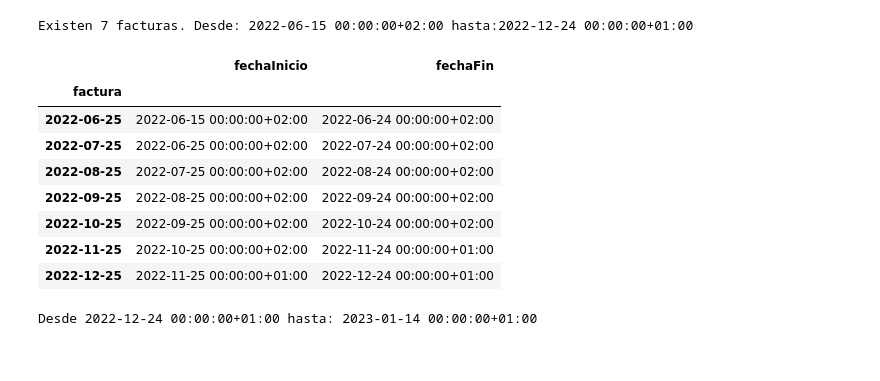
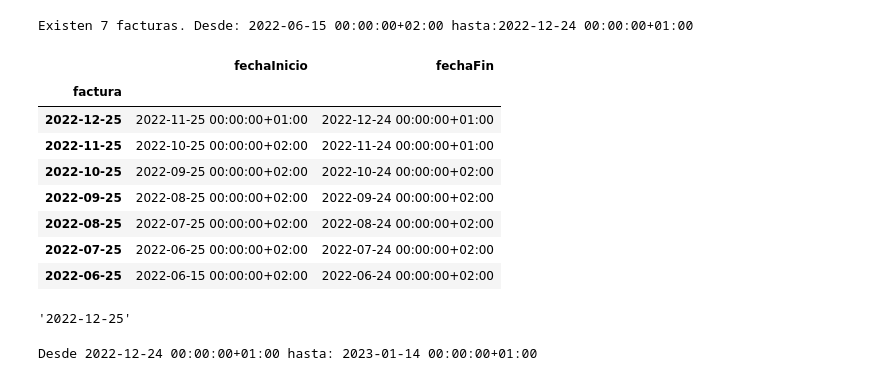
Before and after one commit to nachoplus/kwhmeter_utils, a Jupyter notebook: jupyter/pruebas.ipynb, the cells around one changed output. Saved outputs shown, nothing was run; the diff lists cells and outputs as text; code cells hidden in the pictures.

```diff
--- a/jupyter/pruebas.ipynb
+++ b/jupyter/pruebas.ipynb
@@ -5,21 +6,25 @@ import pandas as pd
 from datetime import datetime,timedelta
 logging.basicConfig(level=logging.DEBUG)
 # %%
-domicilio=ku.suministro('alarcon')
+domicilio=kwm.suministro('alarcon')
 # %% [output]
 Existen 7 facturas. Desde: 2022-06-15 00:00:00+02:00 hasta:2022-12-24 00:00:00+01:00
 # %%
-periodos_facturacion=domicilio.periodos_facturacion()
+periodos_facturacion=domicilio.facturas()
 periodos_facturacion
 # %% [output]
 |  | fechaInicio | fechaFin |
 | factura |  |  |
+| 2022-12-25 | 2022-11-25 00:00:00+01:00 | 2022-12-24 00:00:00+01:00 |
+| 2022-11-25 | 2022-10-25 00:00:00+02:00 | 2022-11-24 00:00:00+01:00 |
+| 2022-10-25 | 2022-09-25 00:00:00+02:00 | 2022-10-24 00:00:00+02:00 |
+| 2022-09-25 | 2022-08-25 00:00:00+02:00 | 2022-09-24 00:00:00+02:00 |
+| 2022-08-25 | 2022-07-25 00:00:00+02:00 | 2022-08-24 00:00:00+02:00 |
+| 2022-07-25 | 2022-06-25 00:00:00+02:00 | 2022-07-24 00:00:00+02:00 |
 | 2022-06-25 | 2022-06-15 00:00:00+02:00 | 2022-06-24 00:00:00+02:00 |
-| 2022-07-25 | 2022-06-25 00:00:00+02:00 | 2022-07-24 00:00:00+02:00 |
-| 2022-08-25 | 2022-07-25 00:00:00+02:00 | 2022-08-24 00:00:00+02:00 |
-| 2022-09-25 | 2022-08-25 00:00:00+02:00 | 2022-09-24 00:00:00+02:00 |
-| 2022-10-25 | 2022-09-25 00:00:00+02:00 | 2022-10-24 00:00:00+02:00 |
-| 2022-11-25 | 2022-10-25 00:00:00+02:00 | 2022-11-24 00:00:00+01:00 |
-| 2022-12-25 | 2022-11-25 00:00:00+01:00 | 2022-12-24 00:00:00+01:00 |
+# %%
+periodos_facturacion.index[0]
+# %% [output]
+'2022-12-25'
 # %%
 
```
Also changed, not shown: parts of 6 cells of this notebook, 4 other files.
